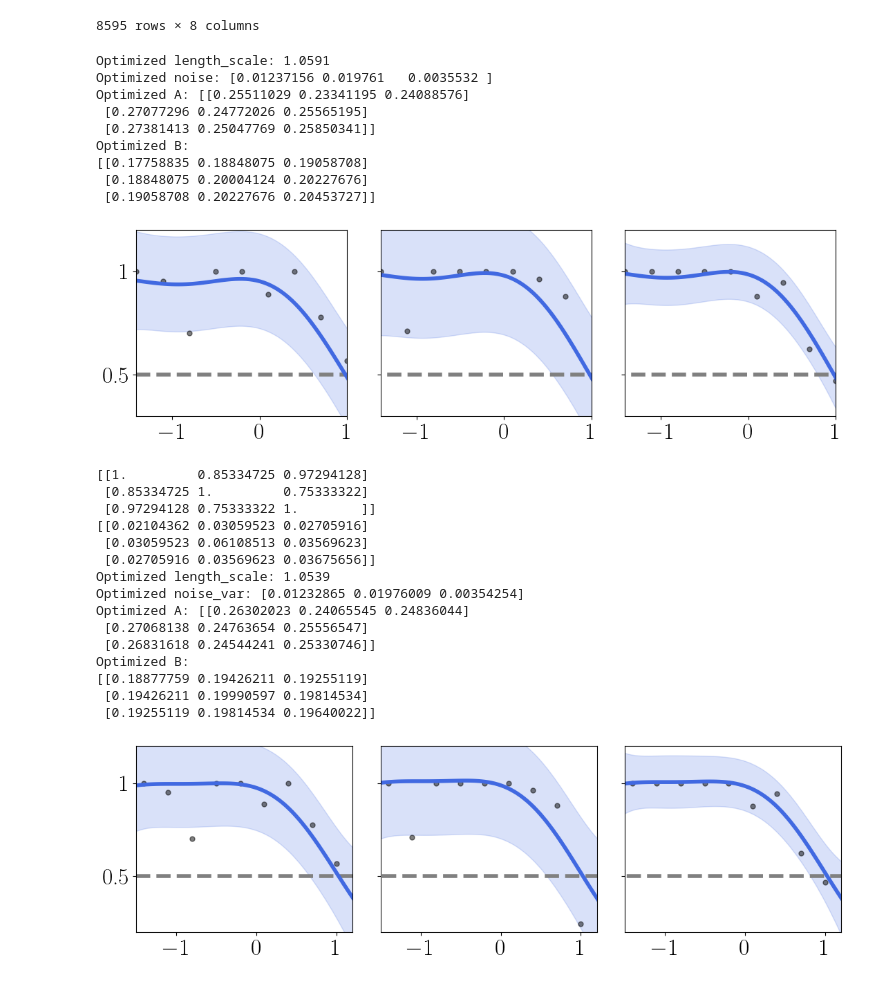
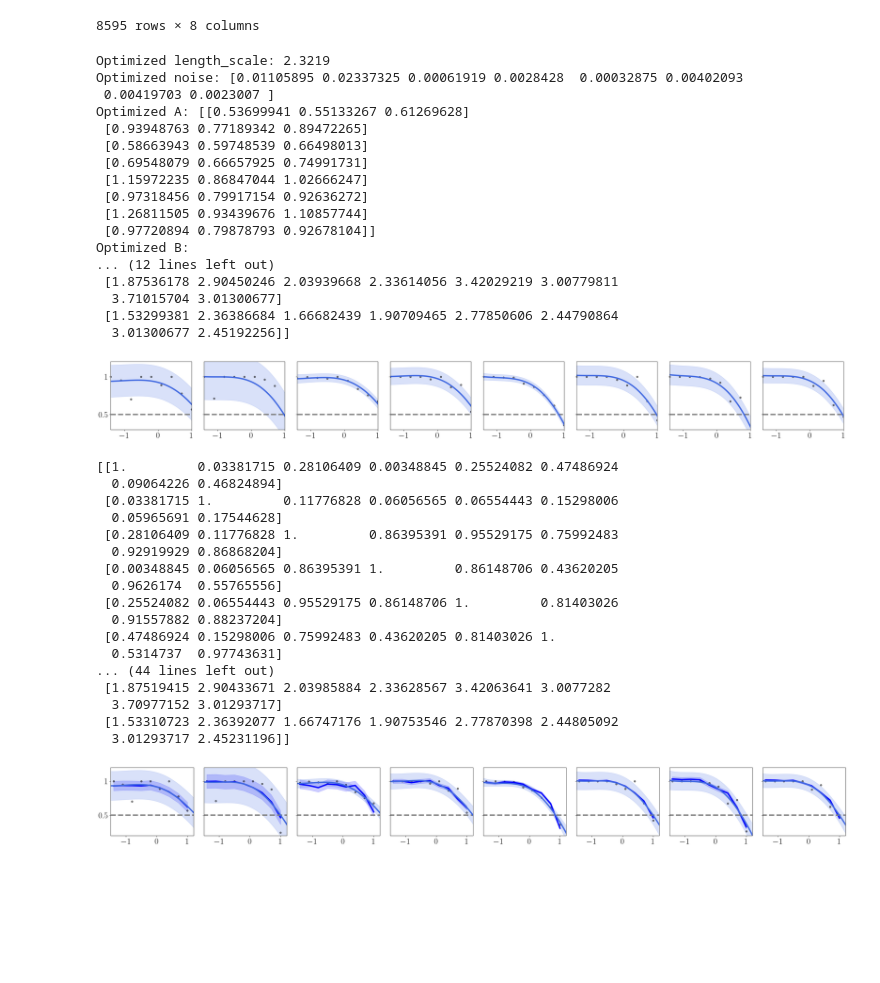
Before and after one commit to joshuarooijakkers/robust_conjugate_MOGP, a Jupyter notebook: experiments/cisplatin/cisplatin.ipynb, the cells around one changed output. Drawn from its saved outputs; the diff is of its cells as text; code cells hidden in the pictures; blank space fills up the shorter version.

```diff
--- a/experiments/cisplatin/cisplatin.ipynb
+++ b/experiments/cisplatin/cisplatin.ipynb
@@ -58,9 +58,11 @@ def preprocess_data(df, cell_lines):
 
     return x, Y.T
 
-# list_cell_lines = [1479988, 910700, 1240223, 909778, 1240220, 905981, 907319, 905935]
+list_cell_lines = [1479988, 910700, 1240223, 909778, 1240220, 905981, 907319, 905935]
 # list_cell_lines = [1479988, 910700, 905935]
-list_cell_lines = [1479988, 910700, 905935]
+# list_cell_lines = [1479988, 910700, 905935]
+# list_cell_lines = [1479988, 910700]
+# list_cell_lines = [1479988, 910700, 905935, 1240223]
 x, Y = preprocess_data(df, list_cell_lines)
 # %%
 def generate_A(d, r=1, base_strength=1.0, noise_level=0.1, seed=None):
@@ -130,22 +132,30 @@ for i in range(n_outputs):
 plt.tight_layout(rect=[0.05, 0.05, 1, 1])
 plt.show()
 # %% [output]
-Optimized length_scale: 1.0591
-Optimized noise: [0.01237156 0.019761   0.0035532 ]
-Optimized A: [[0.25511029 0.23341195 0.24088576]
- [0.27077296 0.24772026 0.25565195]
- [0.27381413 0.25047769 0.25850341]]
+Optimized length_scale: 2.3219
+Optimized noise: [0.01105895 0.02337325 0.00061919 0.0028428  0.00032875 0.00402093
+ 0.00419703 0.0023007 ]
+Optimized A: [[0.53699941 0.55133267 0.61269628]
+ [0.93948763 0.77189342 0.89472265]
+ [0.58663943 0.59748539 0.66498013]
+ [0.69548079 0.66657925 0.74991731]
+ [1.15972235 0.86847044 1.02666247]
+ [0.97318456 0.79917154 0.92636272]
+ [1.26811505 0.93439676 1.10857744]
+ [0.97720894 0.79878793 0.92678104]]
 Optimized B:
-[[0.17758835 0.18848075 0.19058708]
- [0.18848075 0.20004124 0.20227676]
- [0.19058708 0.20227676 0.20453727]]
+... (12 lines left out)
+ [1.87536178 2.90450246 2.03939668 2.33614056 3.42029219 3.00779811
+  3.71015704 3.01300677]
+ [1.53299381 2.36386684 1.66682439 1.90709465 2.77850606 2.44790864
+  3.01300677 2.45192256]]
-[figure, old version]
+[figure, new version]
 # %%
 # Initialization
 n_outputs = len(list_cell_lines)
 prior_mean = 0.5
 init_length_scale = 1.9325
-init_noise_var = np.array([0.05]*n_outputs)
+init_noise_var = np.array([0.1]*n_outputs)
 
 Y_clean = Y[~np.isnan(Y).any(axis=1)]
 mcd = MinCovDet(support_fraction=0.9).fit(Y_clean)
@@ -155,7 +165,8 @@ print(cov_to_corr(robust_covariance))
 print(robust_covariance)
 
 morcgp = MORCGP(mean=prior_mean, length_scale=optim_length_scale, noise_var=optim_noise, A=optim_A)
-init_gamma, init_c = morcgp.fit(x, Y, epsilons=np.array([0.9]*n_outputs))
+# init_gamma, init_c = morcgp.fit(x, Y, epsilons=np.array([3/9, 2/9]))
+init_gamma, init_c = morcgp.fit(x, Y, epsilons=np.array([2/9]*n_outputs))
 gamma, c = morcgp.optimize_loo_cv(print_opt_param = True, print_iter_objective=False, k=1, init_cov=robust_covariance, fix_weights=True)
 
 # Predict on test points
@@ -167,51 +178,53 @@ std_morcgp = np.sqrt(var_morcgp + morcgp.noise_var)
 fig, axs = plt.subplots(1, n_outputs, figsize=(4 * n_outputs, 4))
 
 for i in range(n_outputs):
     axs[i].plot(x.flatten(), Y[:, i], 'o', color='black', alpha=0.5)
 
     # axs[i].plot(x.flatten(), init_gamma[:, i], '-', color='blue', label=f'Predictive Mean')
     # axs[i].fill_between(x.flatten(), init_gamma[:, i] - init_c[:, i], init_gamma[:, i] + init_c[:, i], color='blue', alpha=0.2, label=f'±2 Std. Dev.')
 
-    # axs[i].plot(x.flatten(), gamma[:, i], '-', color='blue', label=f'Predictive Mean')
-    # axs[i].fill_between(x.flatten(), gamma[:, i] - c[:, i], gamma[:, i] + c[:, i], color='blue', alpha=0.2, label=f'±2 Std. Dev.')
+    axs[i].plot(x.flatten(), gamma[:, i], '-', color='blue', label=f'Predictive Mean')
+    axs[i].fill_between(x.flatten(), gamma[:, i] - c[:, i], gamma[:, i] + c[:, i], color='blue', alpha=0.2, label=f'±2 Std. Dev.')
 
     axs[i].plot(x_test, prior_mean * np.ones((len(x_test), 1)), '--', color='grey')
     axs[i].plot(x_test.flatten(), mu_morcgp[:, i], '-', color='royalblue', label='Predicted Mean')
     axs[i].fill_between(x_test.flatten(), mu_morcgp[:, i] - 2*std_morcgp[:, i], mu_morcgp[:, i] + 2*std_morcgp[:, i],
                         color='royalblue', alpha=0.2, label='±2 Std. Dev.')
 
     axs[i].set_ylim([0.2, 1.2])
     axs[i].set_xlim([-1.5, 1.2])
     axs[i].set_yticks([0.5, 1])
 
     if i == 0:
         axs[i].set_yticklabels(['0.5', '1'])
     else:
         axs[i].set_yticklabels([])
 
 # # Common axis labels
 # fig.text(0.5, 0.04, 'log cisplatin dose', ha='center', fontsize=24)
 # fig.text(0.04, 0.5, 'Viability', va='center', rotation='vertical', fontsize=24)
 
 plt.tight_layout(rect=[0.05, 0.05, 1, 1])  # Leave room for the labels
 plt.show()
 # %% [output]
-[[1.         0.85334725 0.97294128]
- [0.85334725 1.         0.75333322]
- [0.97294128 0.75333322 1.        ]]
-[[0.02104362 0.03059523 0.02705916]
- [0.03059523 0.06108513 0.03569623]
- [0.02705916 0.03569623 0.03675656]]
-Optimized length_scale: 1.0539
-Optimized noise_var: [0.01232865 0.01976009 0.00354254]
-Optimized A: [[0.26302023 0.24065545 0.24836044]
- [0.27068138 0.24763654 0.25556547]
- [0.26831618 0.24544241 0.25330746]]
-Optimized B:
-[[0.18877759 0.19426211 0.19255119]
- [0.19426211 0.19990597 0.19814534]
- [0.19255119 0.19814534 0.19640022]]
+[[1.         0.03381715 0.28106409 0.00348845 0.25524082 0.47486924
+  0.09064226 0.46824894]
+ [0.03381715 1.         0.11776828 0.06056565 0.06554443 0.15298006
+  0.05965691 0.17544628]
+ [0.28106409 0.11776828 1.         0.86395391 0.95529175 0.75992483
+  0.92919929 0.86868204]
+ [0.00348845 0.06056565 0.86395391 1.         0.86148706 0.43620205
+  0.9626174  0.55765556]
+ [0.25524082 0.06554443 0.95529175 0.86148706 1.         0.81403026
+  0.91557882 0.88237204]
+ [0.47486924 0.15298006 0.75992483 0.43620205 0.81403026 1.
+  0.5314737  0.97743631]
+... (44 lines left out)
+ [1.87519415 2.90433671 2.03985884 2.33628567 3.42063641 3.0077282
+  3.70977152 3.01293717]
+ [1.53310723 2.36392077 1.66747176 1.90753546 2.77870398 2.44805092
+  3.01293717 2.45231196]]
-[figure, old version]
+[figure, new version]
 # %%
 # Plotting
 fig, axs = plt.subplots(1, n_outputs, figsize=(4 * n_outputs, 3))
```
Also changed, not shown: parts of 2 cells of this notebook, 4 other files.
